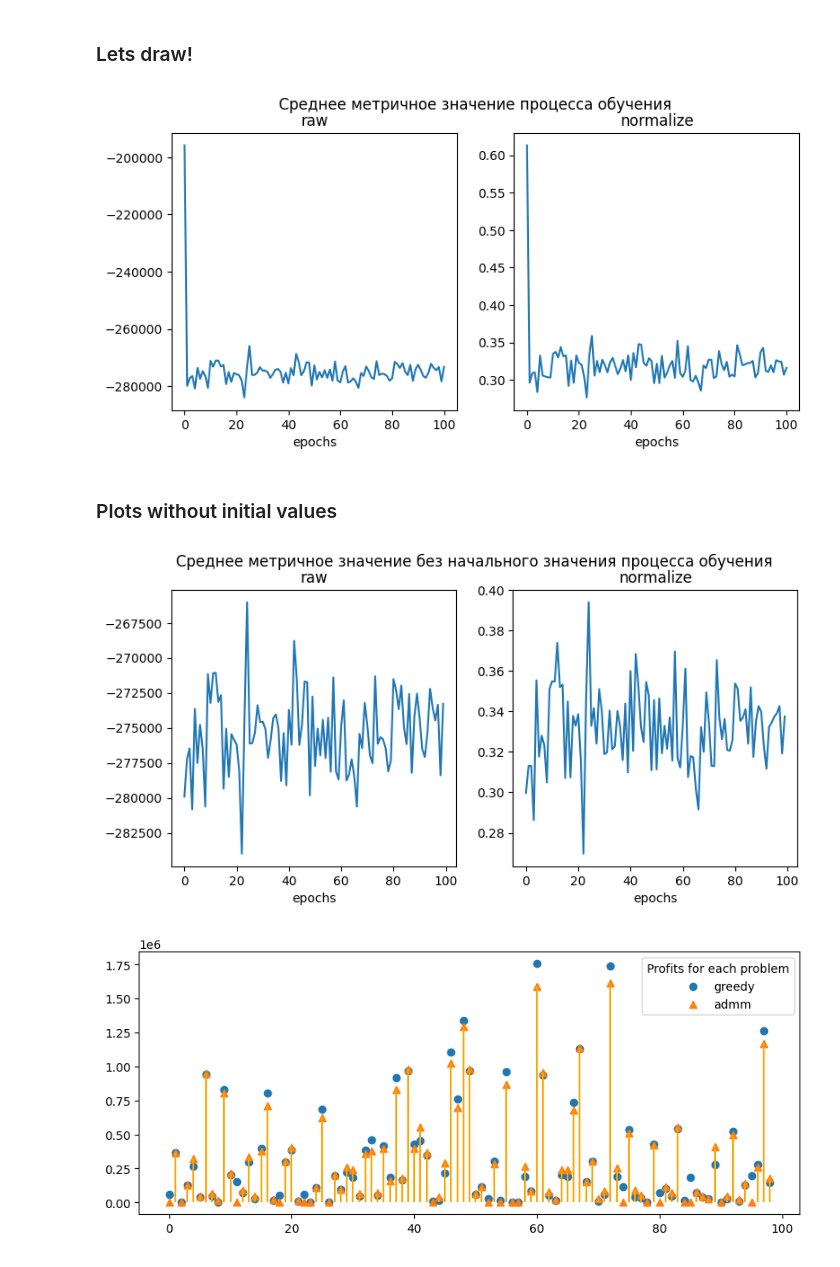
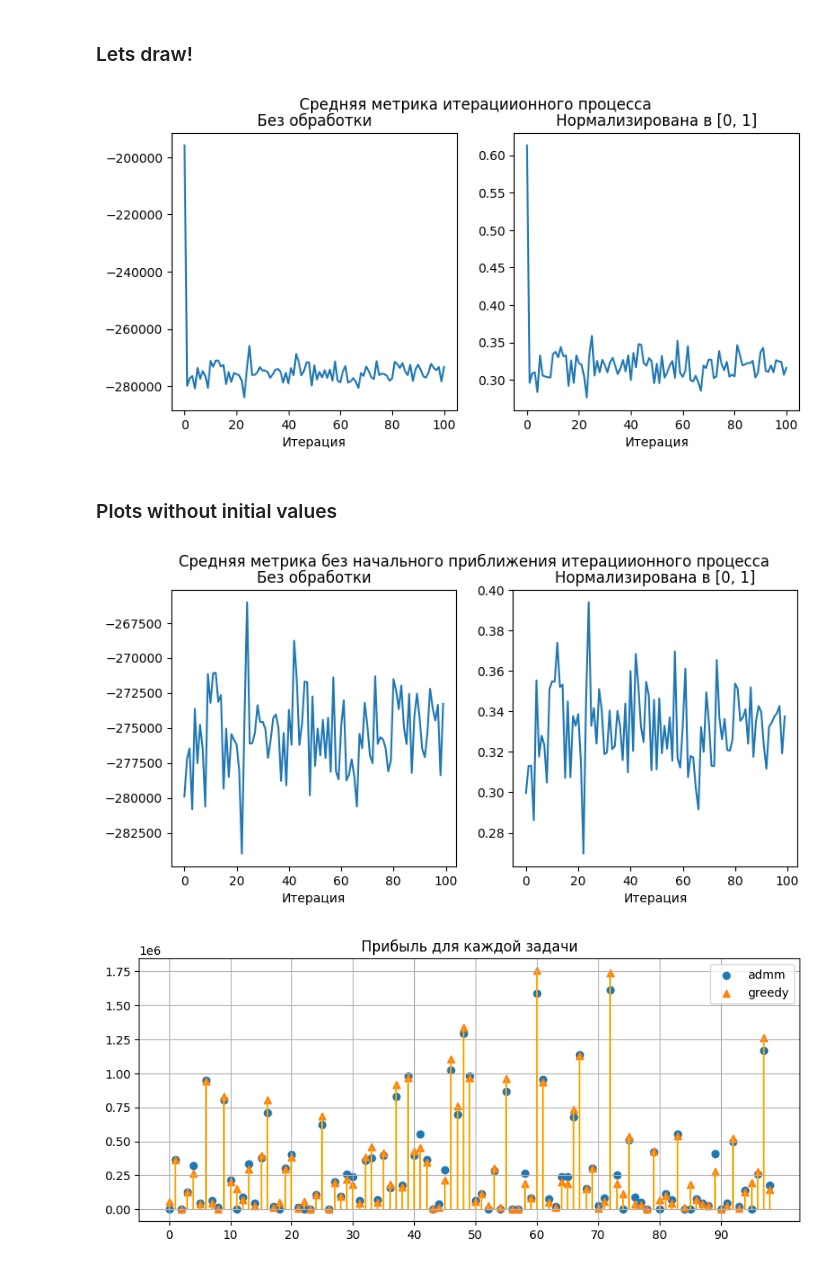
Before and after one commit to makselivanov/admm, a Jupyter notebook: experiments.ipynb, the cells around one changed output. Drawn from its saved outputs; the diff is of its cells as text; code cells hidden in the pictures.

```diff
--- a/experiments.ipynb
+++ b/experiments.ipynb
@@ -91,19 +91,20 @@ plt.figure(figsize=(9, 4))
 # Raw
 plt.subplot(121)
 plt.plot(mean_raw_data)
-plt.xlabel("epochs")
-plt.title("raw")
+plt.xlabel("Итерация")
+plt.title("Без обработки")
 
 # Normal
 plt.subplot(122)
 plt.plot(mean_normal_data)
-plt.xlabel("epochs")
-plt.title("normalize")
+plt.xlabel("Итерация")
+plt.title("Нормализирована в [0, 1]")
 
-plt.suptitle("Среднее метричное значение процесса обучения")
+plt.suptitle("Средняя метрика итерациионного процесса")
+plt.savefig("images/MeanMetric_All.png")
 plt.show()
 # %% [output]
-[figure, old version]
+[figure, new version]
 # %% [markdown]
 ### Plots without initial values
 # %%
@@ -123,37 +124,43 @@ plt.figure(figsize=(9, 4))
 # Raw
 plt.subplot(121)
 plt.plot(shifted_mean_raw_data)
-plt.xlabel("epochs")
-plt.title("raw")
+plt.xlabel("Итерация")
+plt.title("Без обработки")
 
 
 # Normal
 plt.subplot(122)
 plt.plot(shifted_mean_normal_data)
-plt.xlabel("epochs")
-plt.title("normalize")
+plt.xlabel("Итерация")
+plt.title("Нормализирована в [0, 1]")
 
-plt.suptitle("Среднее метричное значение без начального значения процесса обучения")
+plt.suptitle("Средняя метрика без начального приближения итерациионного процесса")
+plt.savefig("images/MeanMetric_WithoutFirst.png")
 plt.show()
 # %% [output]
-[figure, old version]
+[figure, new version]
 # %%
 greedy_profits = []
 admm_profits = []
 
 plt.figure(figsize=(10, 4))
 
 for result in results:
     greedy_profits.append(result["greedy"])
     admm_profits.append(result["admm"])
 
 xs = np.arange(len(results))
 
 
-plt.scatter(xs, greedy_profits, label="greedy")
-plt.scatter(xs, admm_profits, label="admm", marker='^')
-plt.vlines(xs, [0], admm_profits, color="orange")
-plt.legend(title="Profits for each problem")
+plt.grid()
+
+plt.scatter(xs, admm_profits, label="admm")
+plt.scatter(xs, greedy_profits, label="greedy", marker='^')
+plt.vlines(xs, [0], greedy_profits, color="orange")
+plt.title("Прибыль для каждой задачи")
+plt.legend()
+plt.xticks(np.arange(0, len(xs), 10))
+plt.savefig("images/Profits_All.png")
 plt.show()
 # %% [output]
-[figure, old version]
+[figure, new version]
```
Also changed, not shown: parts of 3 cells of this notebook, 5 other files.
